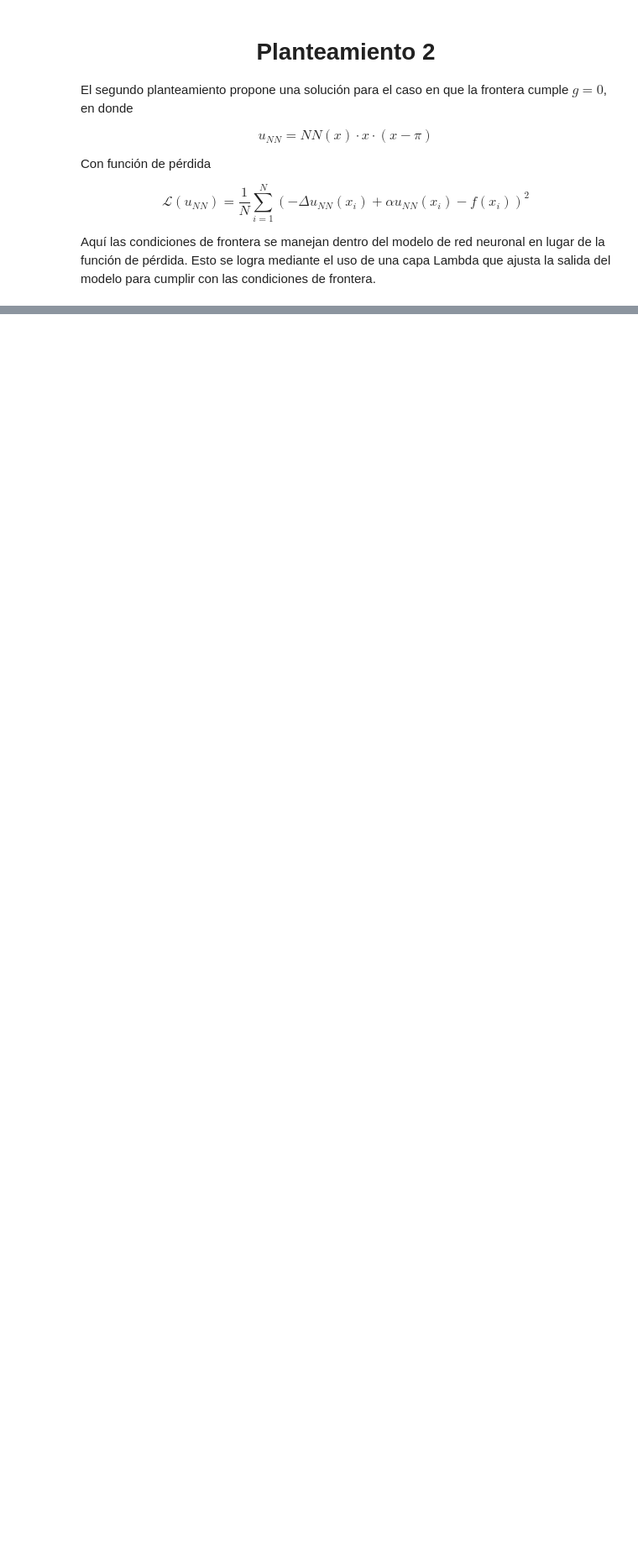
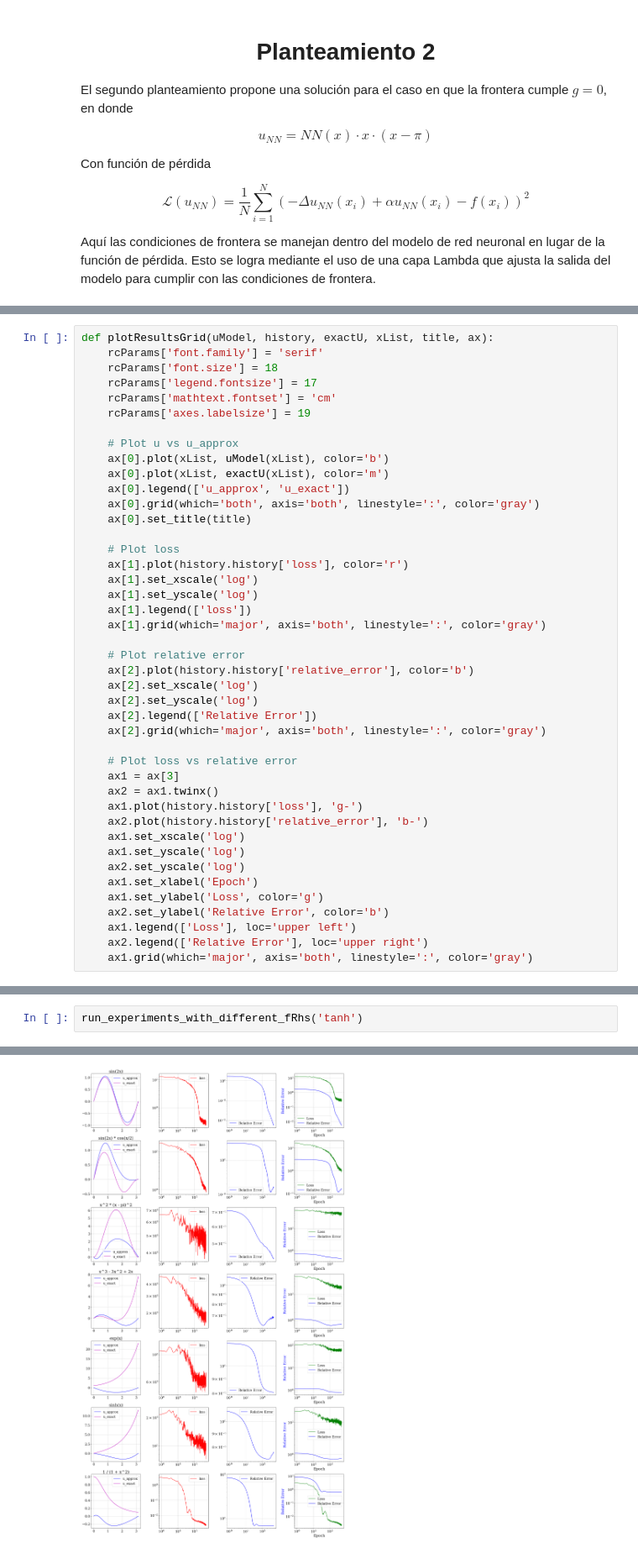
Before and after one commit to tscobarr/PINN, a Jupyter notebook: planteamiento2.ipynb, the cells around one changed output, grey strips where cells are left out. Shown at 84% size. Saved outputs shown, nothing was run; the diff lists cells and outputs as text; blank space fills up the shorter version.

```diff
--- a/planteamiento2.ipynb
+++ b/planteamiento2.ipynb
@@ -189,0 +176,43 @@ WARNING:tensorflow:Calling GradientTape.gradient on a persistent tape inside its
+# %%
+def plotResultsGrid(uModel, history, exactU, xList, title, ax):
+    rcParams['font.family'] = 'serif'
+    rcParams['font.size'] = 18
+    rcParams['legend.fontsize'] = 17
+    rcParams['mathtext.fontset'] = 'cm'
+    rcParams['axes.labelsize'] = 19
+
+    # Plot u vs u_approx
+    ax[0].plot(xList, uModel(xList), color='b')
+    ax[0].plot(xList, exactU(xList), color='m')
+    ax[0].legend(['u_approx', 'u_exact'])
+    ax[0].grid(which='both', axis='both', linestyle=':', color='gray')
+    ax[0].set_title(title)
+
+    # Plot loss
+    ax[1].plot(history.history['loss'], color='r')
+    ax[1].set_xscale('log')
+    ax[1].set_yscale('log')
+    ax[1].legend(['loss'])
+    ax[1].grid(which='major', axis='both', linestyle=':', color='gray')
+
+    # Plot relative error
+    ax[2].plot(history.history['relative_error'], color='b')
+    ax[2].set_xscale('log')
+    ax[2].set_yscale('log')
+    ax[2].legend(['Relative Error'])
+    ax[2].grid(which='major', axis='both', linestyle=':', color='gray')
+
+    # Plot loss vs relative error
+    ax1 = ax[3]
+    ax2 = ax1.twinx()
+    ax1.plot(history.history['loss'], 'g-')
+    ax2.plot(history.history['relative_error'], 'b-')
+    ax1.set_xscale('log')
+    ax1.set_yscale('log')
+    ax2.set_yscale('log')
+    ax1.set_xlabel('Epoch')
+    ax1.set_ylabel('Loss', color='g')
+    ax2.set_ylabel('Relative Error', color='b')
+    ax1.legend(['Loss'], loc='upper left')
+    ax2.legend(['Relative Error'], loc='upper right')
+    ax1.grid(which='major', axis='both', linestyle=':', color='gray')
@@ -189,0 +292,3 @@ WARNING:tensorflow:Calling GradientTape.gradient on a persistent tape inside its
+# %%
+run_experiments_with_different_fRhs('tanh')
+# %% [output]
@@ -189,0 +303 @@ WARNING:tensorflow:Calling GradientTape.gradient on a persistent tape inside its
+[figure, added]
```
Also changed, not shown: parts of 7 cells of this notebook, 3 other files.
